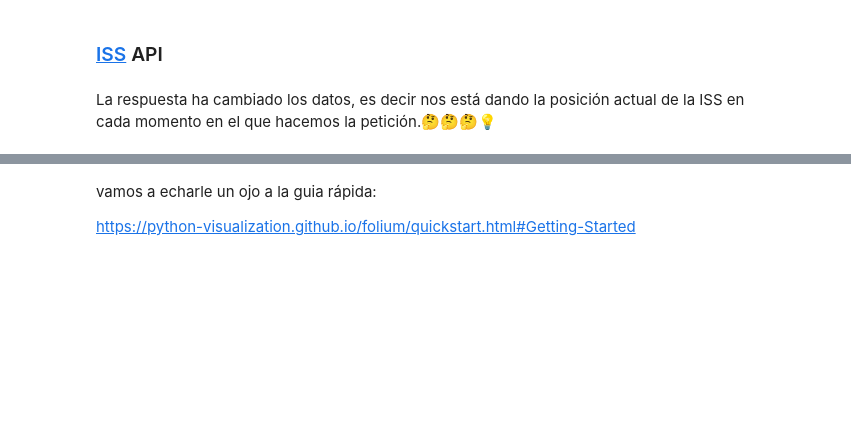
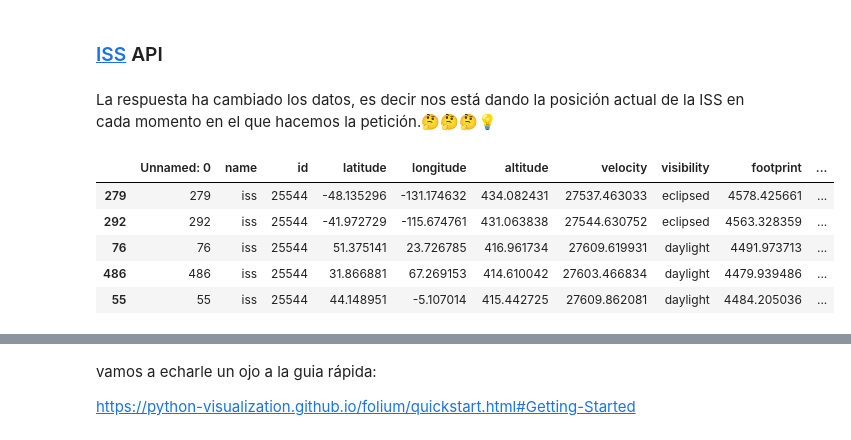
Before and after one commit to LuKaO13/Apuntes, a Jupyter notebook: 6_Peticiones_APIs.ipynb, the cells around one changed output, grey strips where cells are left out. Saved outputs shown, nothing was run; the diff lists cells and outputs as text; code cells hidden in the pictures; blank space fills up the shorter version.

```diff
--- a/6_Peticiones_APIs.ipynb
+++ b/6_Peticiones_APIs.ipynb
@@ -134,6 +153,13 @@ type(posiciones) # que tipo de objeto es?
 type(posiciones[0]) # que tipo de objeto es el primer elemento de la lista?
 # %%
 #%conda install pandas
-import pandas as pd
 
-pd.DataFrame(posiciones)
+df.sample(5)
+#pd.DataFrame(posiciones)
+# %% [output]
+|  | Unnamed: 0 | name | id | latitude | longitude | altitude | velocity | visibility | footprint | ... |
+| 279 | 279 | iss | 25544 | -48.135296 | -131.174632 | 434.082431 | 27537.463033 | eclipsed | 4578.425661 | ... |
+| 292 | 292 | iss | 25544 | -41.972729 | -115.674761 | 431.063838 | 27544.630752 | eclipsed | 4563.328359 | ... |
+| 76 | 76 | iss | 25544 | 51.375141 | 23.726785 | 416.961734 | 27609.619931 | daylight | 4491.973713 | ... |
+| 486 | 486 | iss | 25544 | 31.866881 | 67.269153 | 414.610042 | 27603.466834 | daylight | 4479.939486 | ... |
+| 55 | 55 | iss | 25544 | 44.148951 | -5.107014 | 415.442725 | 27609.862081 | daylight | 4484.205036 | ... |
```
Also changed, not shown: parts of 53 cells of this notebook, 3 other files.
